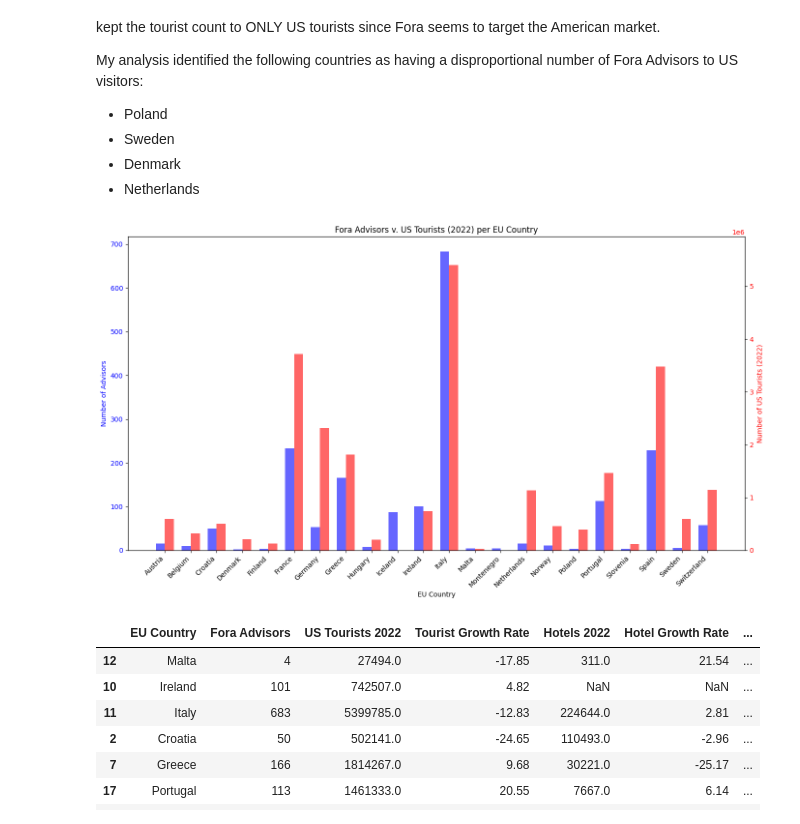
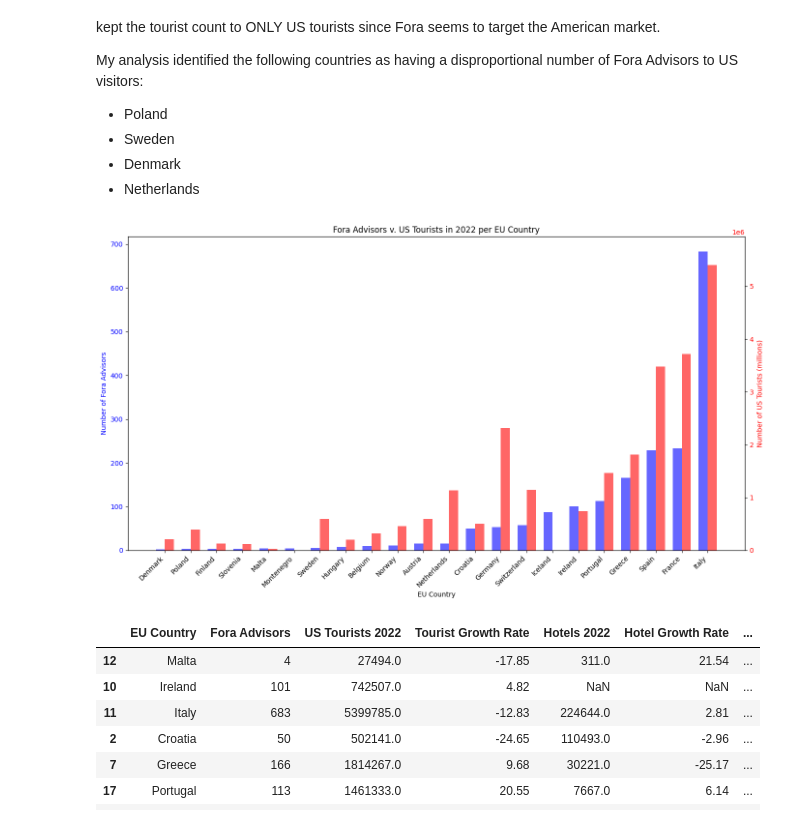
Before and after one commit to callahan2500/fora-analysis, a Jupyter notebook: analysis.ipynb, the cells around one changed output. Cells and saved outputs as stored; diff of their text form; code cells hidden in the pictures.

Commit message:
included Advisor distribution

```diff
--- a/analysis.ipynb
+++ b/analysis.ipynb
@@ -41,31 +61,32 @@ final_table['Advisors/Tourists'] = final_table['US Tourists 2022'] / final_table
 final_table['Tourists/Hotels'] = final_table['US Tourists 2022'] / final_table['Hotels 2022']
 # %%
 final_table['US Tourists 2022'] = pd.to_numeric(final_table['US Tourists 2022'], errors='coerce')
+final_table = final_table.sort_values(by=['Fora Advisors'])
 
 fig, ax1 = plt.subplots(figsize=(14,8))
 
 width = 0.35
 x = range(len(final_table['EU Country']))
 
 ax1.bar(x, final_table['Fora Advisors'], width, color='b', alpha=0.6, label='Number of Advisors', align='center')
 ax1.set_xlabel('EU Country')
-ax1.set_ylabel('Number of Advisors', color='b')
+ax1.set_ylabel('Number of Fora Advisors', color='b')
 ax1.tick_params(axis='y', labelcolor='b')
 
 ax2 = ax1.twinx()
 ax2.bar([i+width for i in x], final_table['US Tourists 2022'], width, color='r', alpha=0.6, label='Number of US Tourists (2022)', align='center')
-ax2.set_ylabel('Number of US Tourists (2022)', color='r')
+ax2.set_ylabel('Number of US Tourists (millions)', color='r')
 ax2.tick_params(axis='y', labelcolor='r')
 ax2.set_ylim(0, final_table['US Tourists 2022'].max()*1.1)
 
 ax1.set_xticks([i+width/2 for i in x])
 ax1.set_xticklabels(final_table['EU Country'], rotation=45, ha='right')
 
-plt.title('Fora Advisors v. US Tourists (2022) per EU Country')
+plt.title('Fora Advisors v. US Tourists in 2022 per EU Country')
 fig.tight_layout()
 plt.show()
 # %% [output]
-[figure, old version]
+[figure, new version]
 # %%
 final_table.sort_values(by=['Advisors/Tourists', 'Tourist Growth Rate'])
 # %% [output]
```
Also changed, not shown: parts of 4 cells of this notebook.
